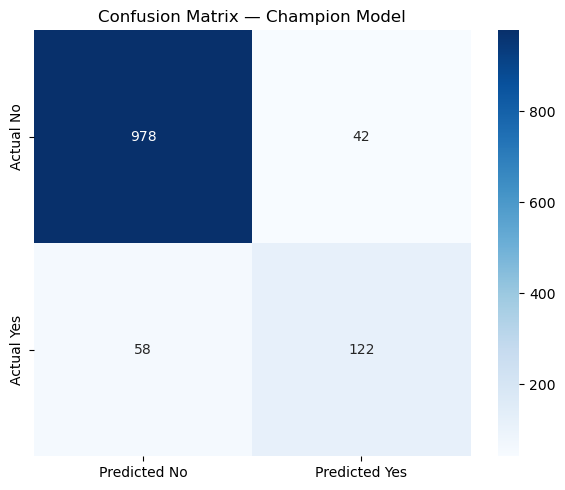
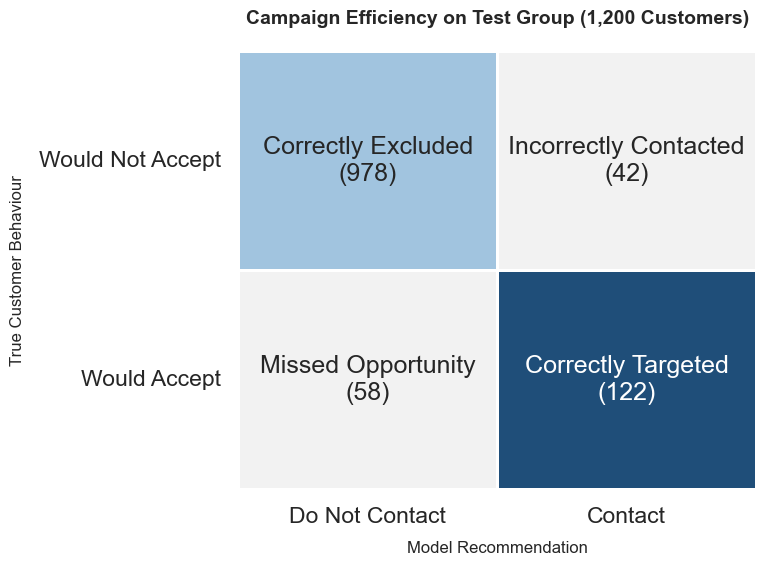
Unified diff of the notebook cell whose output changed from the first chart to the second:
--- before
+++ after
@@ -1,10 +1,37 @@
-cm = confusion_matrix(y_test, y_pred)
+from matplotlib.colors import ListedColormap
 
-plt.figure(figsize=(6, 5))
-sns.heatmap(cm, annot=True, fmt='d', cmap='Blues',
-            xticklabels=['Predicted No', 'Predicted Yes'],
-            yticklabels=['Actual No',    'Actual Yes'])
-plt.title('Confusion Matrix — Champion Model')
+sns.set_theme(style="white", context="talk")
+
+plt.figure(figsize=(8, 6))
+
+# 2. custom text labels
+labels = np.array([
+    [f"Correctly Excluded\n({cm[0,0]})", f"Incorrectly Contacted\n({cm[0,1]})"],
+    [f"Missed Opportunity\n({cm[1,0]})", f"Correctly Targeted\n({cm[1,1]})"]
+])
+
+# 3. Custom Color Matrix
+# 0 = Errors, 1 = Correctly Excluded, 2 = Correctly Targeted
+color_matrix = np.array([
+    [1, 0],
+    [0, 2]
+])
+
+custom_cmap = ListedColormap(['#F2F2F2', '#A1C4DF', '#1F4E79'])
+
+ax = sns.heatmap(color_matrix, annot=labels, fmt='', cmap=custom_cmap, cbar=False, 
+                 linewidths=2, linecolor='white',
+                 xticklabels=["Do Not Contact", "Contact"],
+                 yticklabels=["Would Not Accept", "Would Accept"])
+
+ax.set_title('Campaign Efficiency on Test Group (1,200 Customers)', fontsize=14, fontweight='bold', pad=20)
+ax.set_xlabel('Model Recommendation', fontsize=12, labelpad=10)
+ax.set_ylabel('True Customer Behaviour', fontsize=12, labelpad=10)
+
+plt.yticks(rotation=0)
+
 plt.tight_layout()
-plt.savefig('../confusion_matrix.png', dpi=300)
+plt.savefig('../confusion_matrix_semantic.png', dpi=300, bbox_inches='tight')
 plt.show()
+
+print("Semantic confusion matrix generated successfully.")

Commit: new images generated